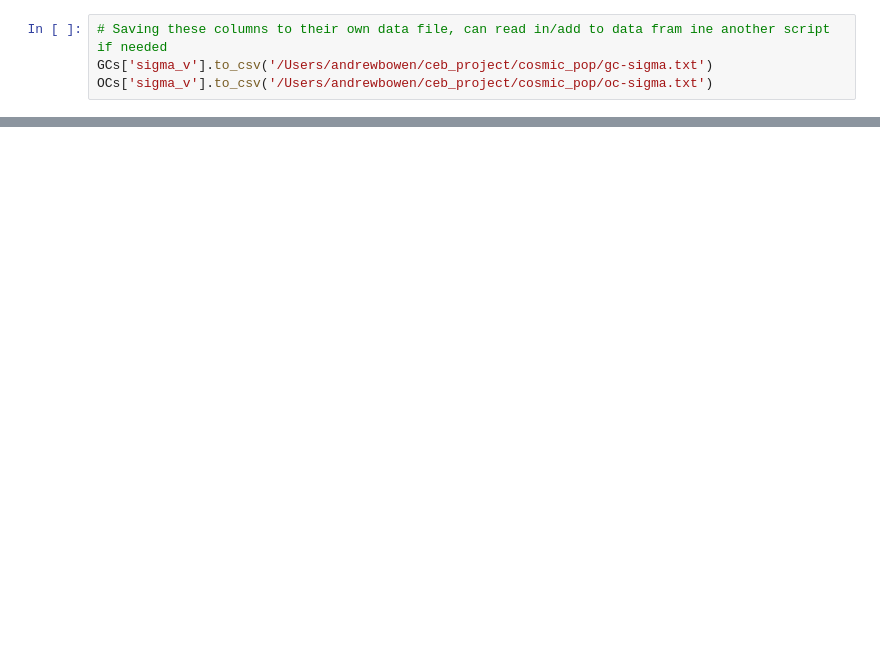
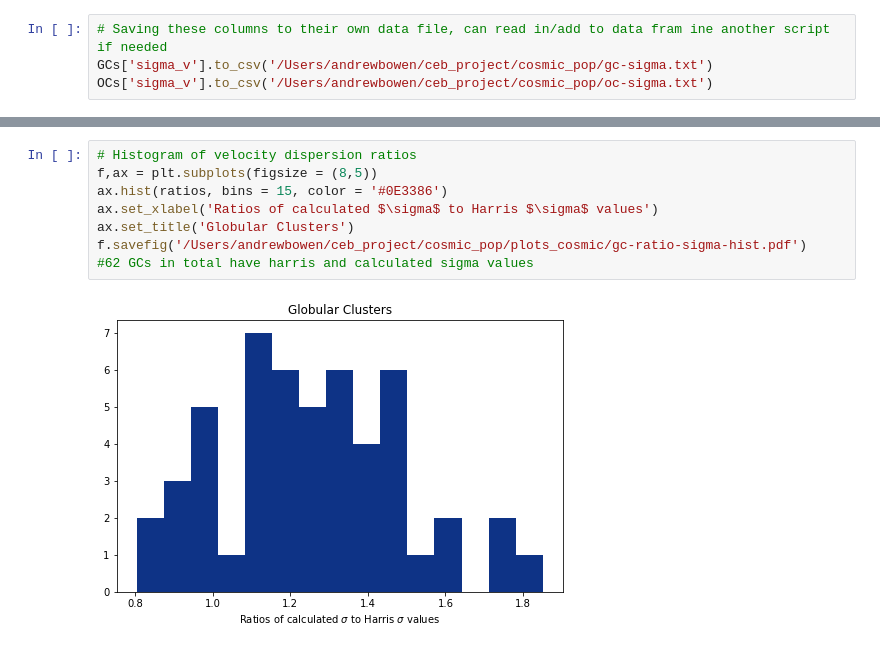
Before and after one commit to andrewbowen19/CEB, a Jupyter notebook: cosmic_pop/get_sigma.ipynb, the cells around one changed output, grey strips where cells are left out. Saved outputs shown, nothing was run; the diff lists cells and outputs as text; blank space fills up the shorter version.

```diff
--- a/cosmic_pop/get_sigma.ipynb
+++ b/cosmic_pop/get_sigma.ipynb
@@ -487,0 +510,10 @@ OCs['sigma_v'].to_csv('/Users/andrewbowen/ceb_project/cosmic_pop/oc-sigma.txt')
+# %%
+# Histogram of velocity dispersion ratios
+f,ax = plt.subplots(figsize = (8,5))
+ax.hist(ratios, bins = 15, color = '#0E3386')
+ax.set_xlabel('Ratios of calculated $\sigma$ to Harris $\sigma$ values')
+ax.set_title('Globular Clusters')
+f.savefig('/Users/andrewbowen/ceb_project/cosmic_pop/plots_cosmic/gc-ratio-sigma-hist.pdf')
+#62 GCs in total have harris and calculated sigma values
+# %% [output]
+[figure, added]
```
Also changed, not shown: parts of 2 cells of this notebook, 4 other files.
